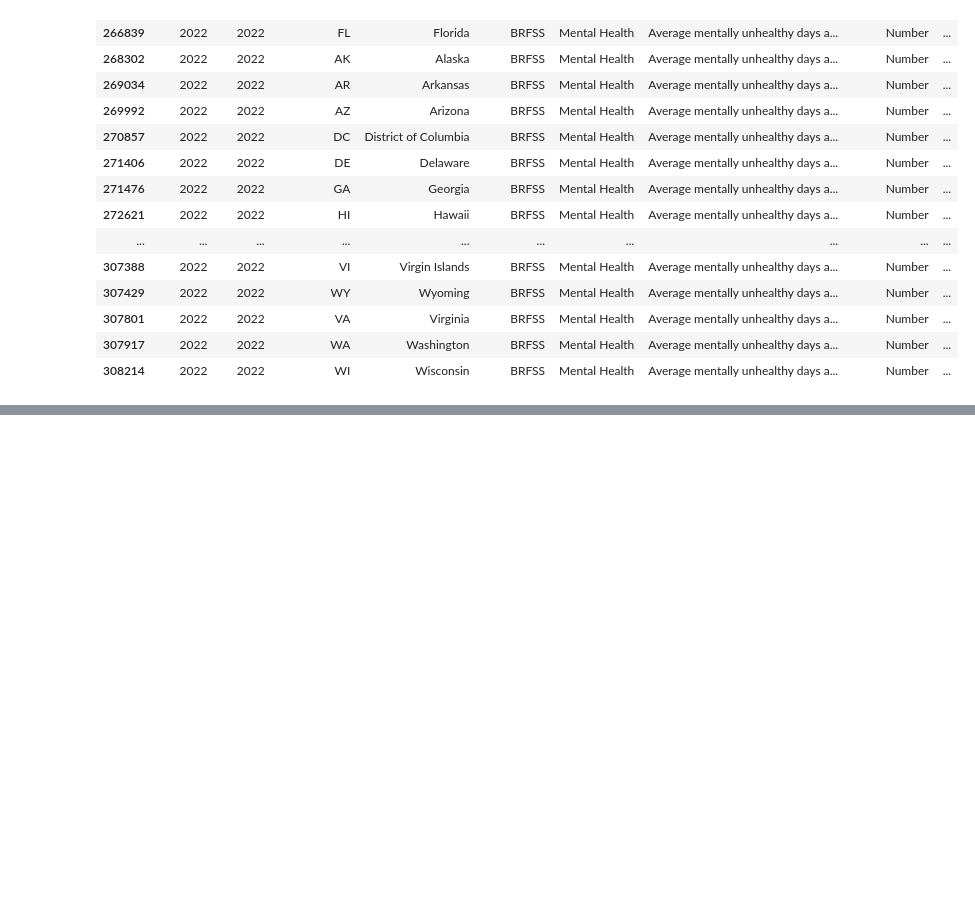
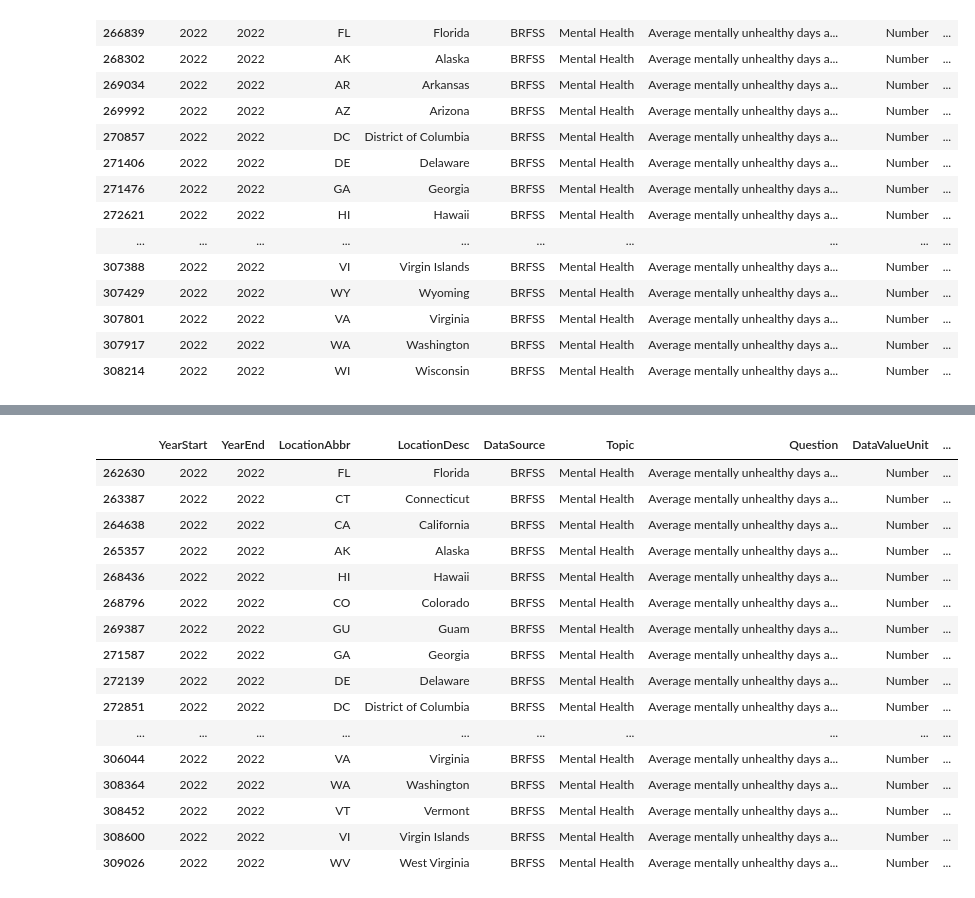
Before and after one commit to CameronStevens4/Data213-Final-Project---Cameron-Stevens, a Jupyter notebook: FinalProject.ipynb, the cells around one changed output, grey strips where cells are left out. Saved outputs shown, nothing was run; the diff lists cells and outputs as text; code cells hidden in the pictures; blank space fills up the shorter version.

```diff
--- a/FinalProject.ipynb
+++ b/FinalProject.ipynb
@@ -166,0 +257,23 @@ mFemale
+# %%
+mentalHealthAge65DF = diseaseDF[(diseaseDF['Question'] == 'Average mentally unhealthy days among adults')&\
+    (diseaseDF['DataValueType'] == 'Crude Mean') & (diseaseDF['Stratification1'] == 'Age >=65')&\
+    (diseaseDF['YearStart'] == 2022)]
+mentalHealthAge65DF
+# %% [output]
+|  | YearStart | YearEnd | LocationAbbr | LocationDesc | DataSource | Topic | Question | DataValueUnit | ... |
+| 262630 | 2022 | 2022 | FL | Florida | BRFSS | Mental Health | Average mentally unhealthy days a... | Number | ... |
+| 263387 | 2022 | 2022 | CT | Connecticut | BRFSS | Mental Health | Average mentally unhealthy days a... | Number | ... |
+| 264638 | 2022 | 2022 | CA | California | BRFSS | Mental Health | Average mentally unhealthy days a... | Number | ... |
+| 265357 | 2022 | 2022 | AK | Alaska | BRFSS | Mental Health | Average mentally unhealthy days a... | Number | ... |
+| 268436 | 2022 | 2022 | HI | Hawaii | BRFSS | Mental Health | Average mentally unhealthy days a... | Number | ... |
+| 268796 | 2022 | 2022 | CO | Colorado | BRFSS | Mental Health | Average mentally unhealthy days a... | Number | ... |
+| 269387 | 2022 | 2022 | GU | Guam | BRFSS | Mental Health | Average mentally unhealthy days a... | Number | ... |
+| 271587 | 2022 | 2022 | GA | Georgia | BRFSS | Mental Health | Average mentally unhealthy days a... | Number | ... |
+| 272139 | 2022 | 2022 | DE | Delaware | BRFSS | Mental Health | Average mentally unhealthy days a... | Number | ... |
+| 272851 | 2022 | 2022 | DC | District of Columbia | BRFSS | Mental Health | Average mentally unhealthy days a... | Number | ... |
+| ... | ... | ... | ... | ... | ... | ... | ... | ... | ... |
+| 306044 | 2022 | 2022 | VA | Virginia | BRFSS | Mental Health | Average mentally unhealthy days a... | Number | ... |
+| 308364 | 2022 | 2022 | WA | Washington | BRFSS | Mental Health | Average mentally unhealthy days a... | Number | ... |
+| 308452 | 2022 | 2022 | VT | Vermont | BRFSS | Mental Health | Average mentally unhealthy days a... | Number | ... |
+| 308600 | 2022 | 2022 | VI | Virgin Islands | BRFSS | Mental Health | Average mentally unhealthy days a... | Number | ... |
+| 309026 | 2022 | 2022 | WV | West Virginia | BRFSS | Mental Health | Average mentally unhealthy days a... | Number | ... |
```
Also changed, not shown: parts of 8 cells of this notebook.
